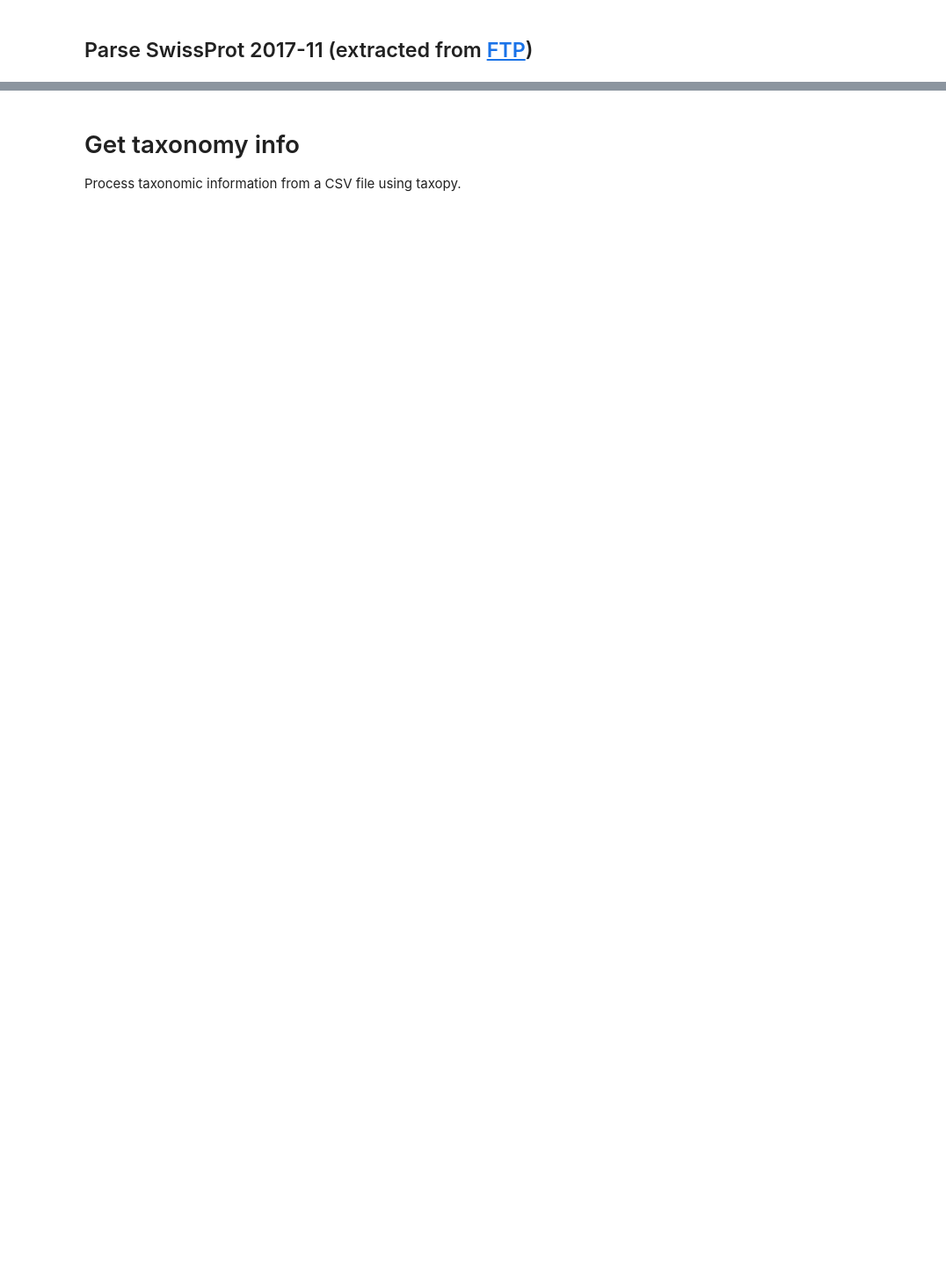
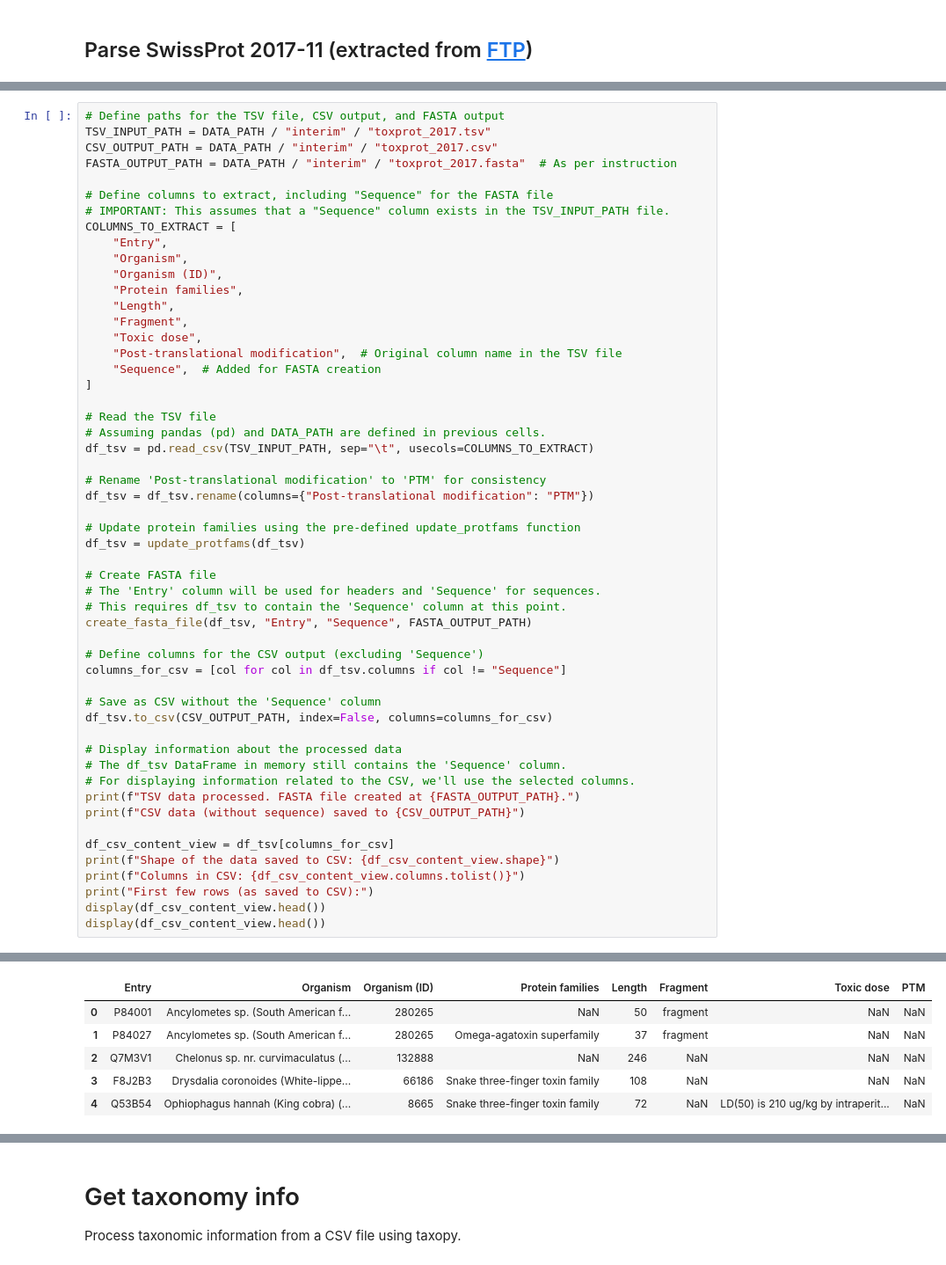
Before and after one commit to tsenoner/toxprot25, a Jupyter notebook: notebook/clean_data.ipynb, the cells around one changed output, grey strips where cells are left out. Shown: that part at 88% size. Drawn from its saved outputs; the diff is of its cells as text; blank space fills up the shorter version.

Commit message:
feat(data): Add raw sprot_202501.dat file; Gen ProtT5 from FASTA

```diff
--- a/notebook/clean_data.ipynb
+++ b/notebook/clean_data.ipynb
@@ -71,0 +109,54 @@ def update_protfams(df):
+# %%
+# Define paths for the TSV file, CSV output, and FASTA output
+TSV_INPUT_PATH = DATA_PATH / "interim" / "toxprot_2017.tsv"
+CSV_OUTPUT_PATH = DATA_PATH / "interim" / "toxprot_2017.csv"
+FASTA_OUTPUT_PATH = DATA_PATH / "interim" / "toxprot_2017.fasta"  # As per instruction
+
+# Define columns to extract, including "Sequence" for the FASTA file
+# IMPORTANT: This assumes that a "Sequence" column exists in the TSV_INPUT_PATH file.
+COLUMNS_TO_EXTRACT = [
+    "Entry",
+    "Organism",
+    "Organism (ID)",
+    "Protein families",
+    "Length",
+    "Fragment",
+    "Toxic dose",
+    "Post-translational modification",  # Original column name in the TSV file
+    "Sequence",  # Added for FASTA creation
+]
+
+# Read the TSV file
+# Assuming pandas (pd) and DATA_PATH are defined in previous cells.
+df_tsv = pd.read_csv(TSV_INPUT_PATH, sep="\t", usecols=COLUMNS_TO_EXTRACT)
+
+# Rename 'Post-translational modification' to 'PTM' for consistency
+df_tsv = df_tsv.rename(columns={"Post-translational modification": "PTM"})
+
+# Update protein families using the pre-defined update_protfams function
+df_tsv = update_protfams(df_tsv)
+
+# Create FASTA file
+# The 'Entry' column will be used for headers and 'Sequence' for sequences.
+# This requires df_tsv to contain the 'Sequence' column at this point.
+create_fasta_file(df_tsv, "Entry", "Sequence", FASTA_OUTPUT_PATH)
+
+# Define columns for the CSV output (excluding 'Sequence')
+columns_for_csv = [col for col in df_tsv.columns if col != "Sequence"]
+
+# Save as CSV without the 'Sequence' column
+df_tsv.to_csv(CSV_OUTPUT_PATH, index=False, columns=columns_for_csv)
+
+# Display information about the processed data
+# The df_tsv DataFrame in memory still contains the 'Sequence' column.
+# For displaying information related to the CSV, we'll use the selected columns.
+print(f"TSV data processed. FASTA file created at {FASTA_OUTPUT_PATH}.")
+print(f"CSV data (without sequence) saved to {CSV_OUTPUT_PATH}")
+
+df_csv_content_view = df_tsv[columns_for_csv]
+print(f"Shape of the data saved to CSV: {df_csv_content_view.shape}")
+print(f"Columns in CSV: {df_csv_content_view.columns.tolist()}")
+print("First few rows (as saved to CSV):")
+display(df_csv_content_view.head())
+display(df_csv_content_view.head())
+# %% [output]
@@ -71,0 +171,6 @@ def update_protfams(df):
+|  | Entry | Organism | Organism (ID) | Protein families | Length | Fragment | Toxic dose | PTM |
+| 0 | P84001 | Ancylometes sp. (South American f... | 280265 | NaN | 50 | fragment | NaN | NaN |
+| 1 | P84027 | Ancylometes sp. (South American f... | 280265 | Omega-agatoxin superfamily | 37 | fragment | NaN | NaN |
+| 2 | Q7M3V1 | Chelonus sp. nr. curvimaculatus (... | 132888 | NaN | 246 | NaN | NaN | NaN |
+| 3 | F8J2B3 | Drysdalia coronoides (White-lippe... | 66186 | Snake three-finger toxin family | 108 | NaN | NaN | NaN |
+| 4 | Q53B54 | Ophiophagus hannah (King cobra) (... | 8665 | Snake three-finger toxin family | 72 | NaN | LD(50) is 210 ug/kg by intraperit... | NaN |
```
Also changed, not shown: parts of 7 cells of this notebook, 9 other files.
